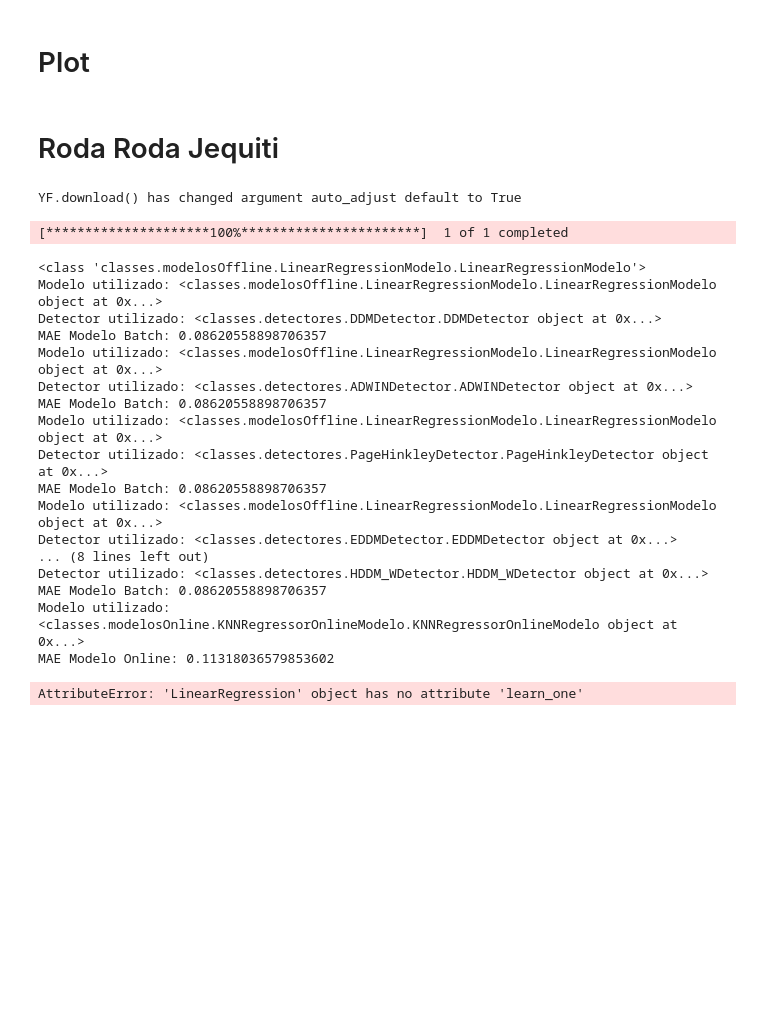
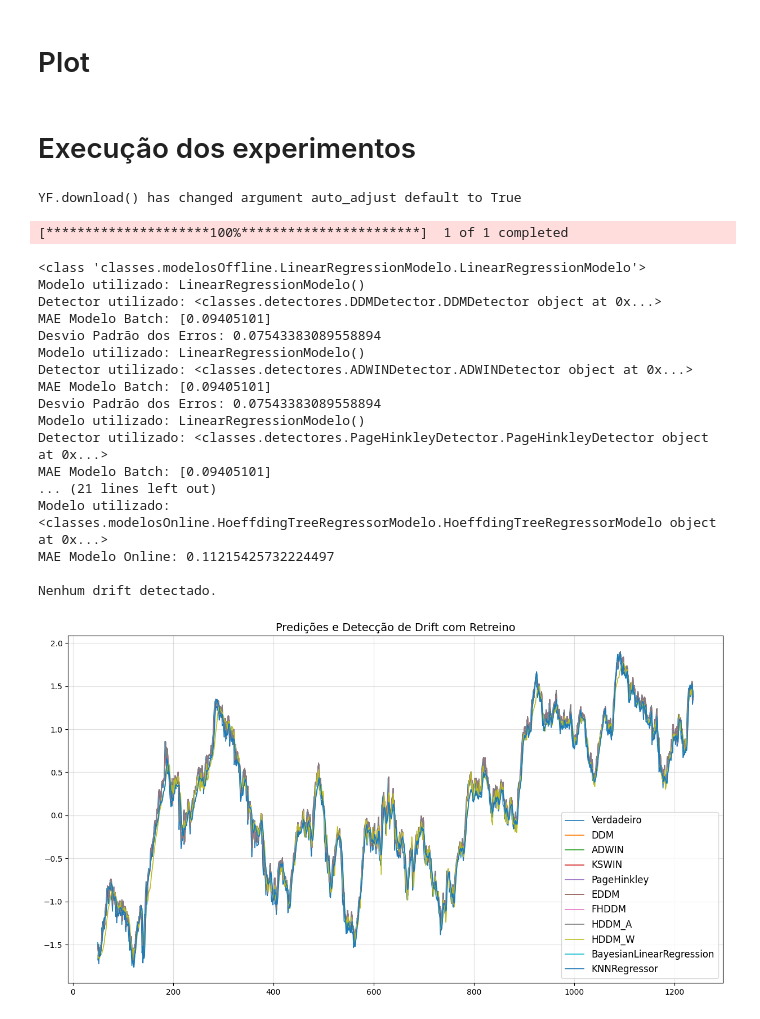
Before and after one commit to gabrielfers/Drift-Detection-PIBIC, a Jupyter notebook: active_drift_detectors(refactor).ipynb, the cells around one changed output. Drawn from its saved outputs; the diff is of its cells as text; code cells hidden in the pictures; blank space fills up the shorter version.

```diff
--- a/active_drift_detectors(refactor).ipynb
+++ b/active_drift_detectors(refactor).ipynb
@@ -154,10 +157,14 @@ def prequential_batch(X, Y, tamanho_batch, modelo_classe, detector_classe, **kwa
                 erro_inicial = treinamento_modelo_batch(modelo, np.array(janela_X), np.array(janela_y))
                 detector.atualizar(erro_inicial)  # Usa o método 'atualizar' da subclasse
 
+    # Calculando o desvio padrão dos erros com NumPy
+    desvio_padrao = np.std(erros)
 
     print("Modelo utilizado:", modelo)
     print("Detector utilizado:", detector)
-    print(f"MAE Modelo Batch: {mae.get()[0]}")
+    print(f"MAE Modelo Batch: {mae.get()}")
+    print(f"Desvio Padrão dos Erros: {desvio_padrao}")
+
     return predicoes, deteccoes
 # %%
 def prequential_passivo(X, Y, tamanho_batch, modelo_classe, **kwargs):
@@ -247,8 +395,8 @@ def plotar_resultados(Y, lista_predicoes, labels_algoritmos, deteccoes, tamanho_
                          fontsize=10)
 
     plt.show()
-# %% [markdown]
-# Roda Roda Jequiti
+# %% [markdown]
+# Execução dos experimentos
 # %%
 series = [
     "AAPL",
@@ -311,46 +468,46 @@ plotar_resultados(Y, [
                       predicoes_ativa6,
                       predicoes_ativa7,
                       predicoes_ativa8,
-                      predicoes_passiva1,
+                      #predicoes_passiva1,
                       predicoes_passiva2,
                       predicoes_passiva3,
                       predicoes_passiva4,
                       #predicoes_passiva5
                       ],
                   [
                     "DDM",
                     "ADWIN",
                     "KSWIN",
                     "PageHinkley",
                     "EDDM",
                     "FHDDM",
                     "HDDM_A",
                     "HDDM_W",
                     "BayesianLinearRegression",
                     "KNNRegressor",
                     "LinearRegression",
                     "HoeffdingTreeRegressor",
                     #"MLPRegressor"
                    ],
                   deteccoes, tamanho_batch)
 # %% [output]
 YF.download() has changed argument auto_adjust default to True
 [*********************100%***********************]  1 of 1 completed
 <class 'classes.modelosOffline.LinearRegressionModelo.LinearRegressionModelo'>
-Modelo utilizado: <classes.modelosOffline.LinearRegressionModelo.LinearRegressionModelo object at 0x...>
+Modelo utilizado: LinearRegressionModelo()
 Detector utilizado: <classes.detectores.DDMDetector.DDMDetector object at 0x...>
-MAE Modelo Batch: 0.08620558898706357
-Modelo utilizado: <classes.modelosOffline.LinearRegressionModelo.LinearRegressionModelo object at 0x...>
+MAE Modelo Batch: [0.09405101]
+Desvio Padrão dos Erros: 0.07543383089558894
+Modelo utilizado: LinearRegressionModelo()
 Detector utilizado: <classes.detectores.ADWINDetector.ADWINDetector object at 0x...>
-MAE Modelo Batch: 0.08620558898706357
-Modelo utilizado: <classes.modelosOffline.LinearRegressionModelo.LinearRegressionModelo object at 0x...>
+MAE Modelo Batch: [0.09405101]
+Desvio Padrão dos Erros: 0.07543383089558894
+Modelo utilizado: LinearRegressionModelo()
 Detector utilizado: <classes.detectores.PageHinkleyDetector.PageHinkleyDetector object at 0x...>
-MAE Modelo Batch: 0.08620558898706357
-Modelo utilizado: <classes.modelosOffline.LinearRegressionModelo.LinearRegressionModelo object at 0x...>
-Detector utilizado: <classes.detectores.EDDMDetector.EDDMDetector object at 0x...>
-... (8 lines left out)
-Detector utilizado: <classes.detectores.HDDM_WDetector.HDDM_WDetector object at 0x...>
-MAE Modelo Batch: 0.08620558898706357
-Modelo utilizado: <classes.modelosOnline.KNNRegressorOnlineModelo.KNNRegressorOnlineModelo object at 0x...>
-MAE Modelo Online: 0.11318036579853602
+MAE Modelo Batch: [0.09405101]
+... (21 lines left out)
+Modelo utilizado: <classes.modelosOnline.HoeffdingTreeRegressorModelo.HoeffdingTreeRegressorModelo object at 0x...>
+MAE Modelo Online: 0.11215425732224497
+
+Nenhum drift detectado.
-AttributeError: 'LinearRegression' object has no attribute 'learn_one'
+[figure, added]
```
Also changed, not shown: parts of 5 cells of this notebook, 7 other files.
